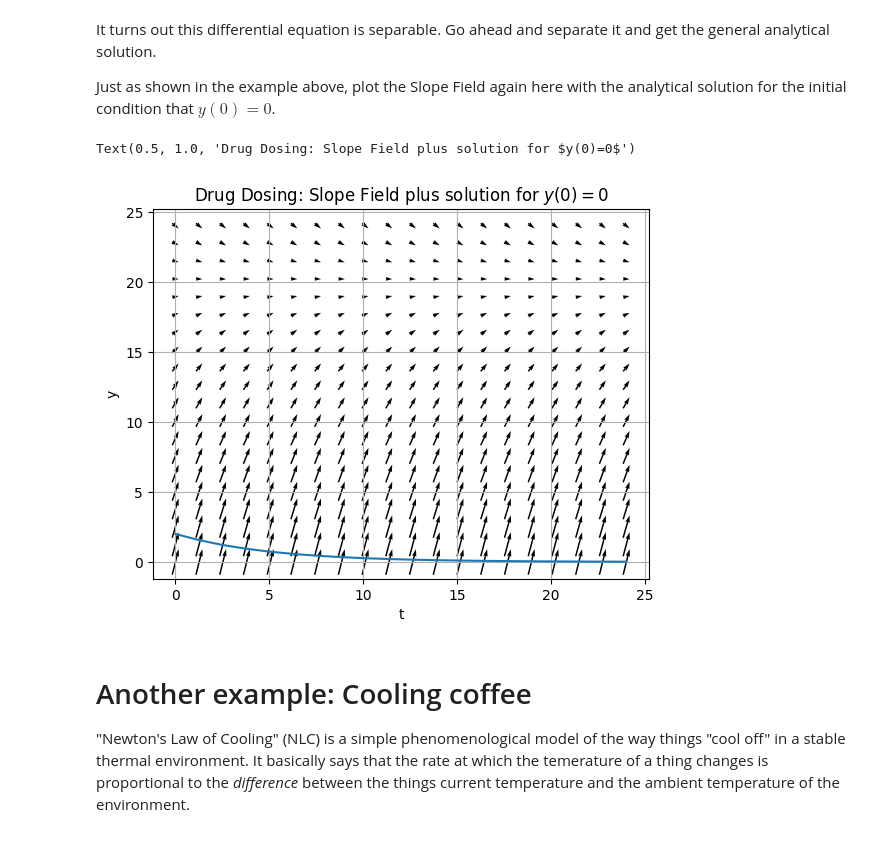
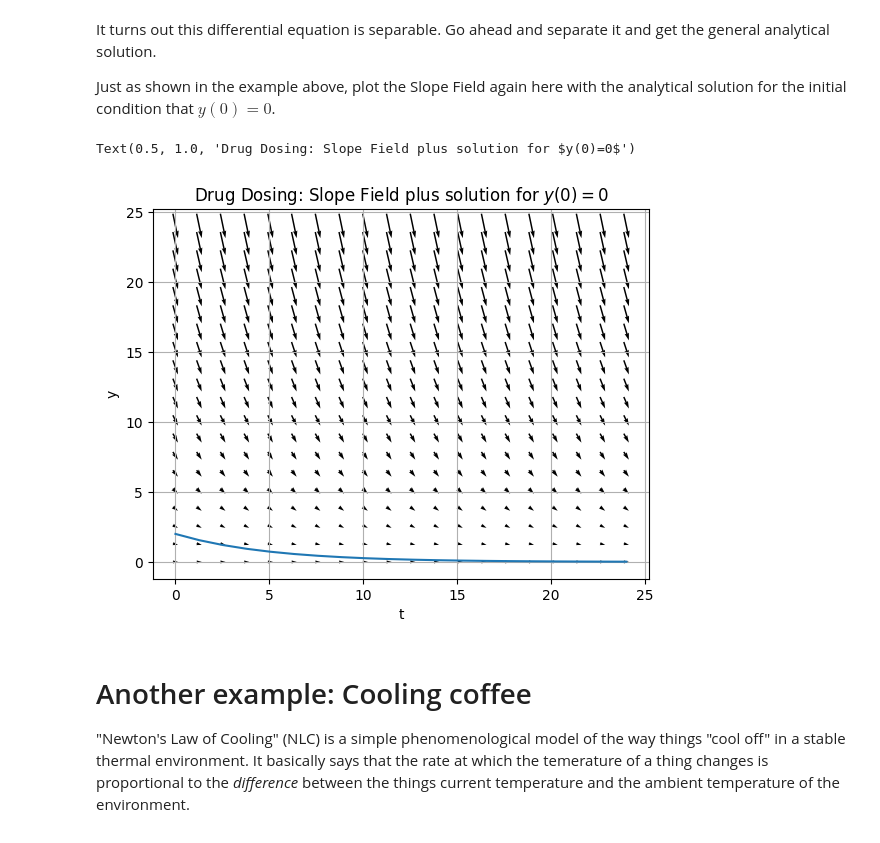
Before and after one commit to 201820-SWEN-230/MATH-330-Activities, a Jupyter notebook: Activity1_SlopeFields.ipynb, the cells around one changed output. Saved outputs shown, nothing was run; the diff lists cells and outputs as text; code cells hidden in the pictures.

```diff
--- a/Activity1_SlopeFields.ipynb
+++ b/Activity1_SlopeFields.ipynb
@@ -292,31 +292,31 @@ Just as shown in the example above, plot the Slope Field again here with the ana
 # %%
 #
 # See the expression for "v=..." below. Change it to match the differential equation above.
 #
 
 r = 4
 m = .2
 
 tdomain = np.linspace(0,24,20)
 ydomain = np.linspace(0,24,20)
 
 t,y = np.meshgrid(tdomain, ydomain)
 
 u = 1     # you can leave the x component as 1. Then the y component is dy/dt
-v = r - m*y  # this is the old equation, replace this with the correct equation for this problem
+v = -y/5  # this is the old equation, replace this with the correct equation for this problem
 
 plt.quiver(t,y,u,v,pivot='mid')
 
 y_analytical = 2*np.exp(-tdomain/5) # this is the old analytical solution, replace this with the correct equation for this problem
 plt.plot(tdomain, y_analytical , label="$y(0)=0$")
 
 plt.grid()
 plt.xlabel("t")
 plt.ylabel("y")
 plt.title("Drug Dosing: Slope Field plus solution for $y(0)=0$")
 # %% [output]
 Text(0.5, 1.0, 'Drug Dosing: Slope Field plus solution for $y(0)=0$')
-[figure, old version]
+[figure, new version]
 # %% [markdown]
 # Another example: Cooling coffee
 
```
